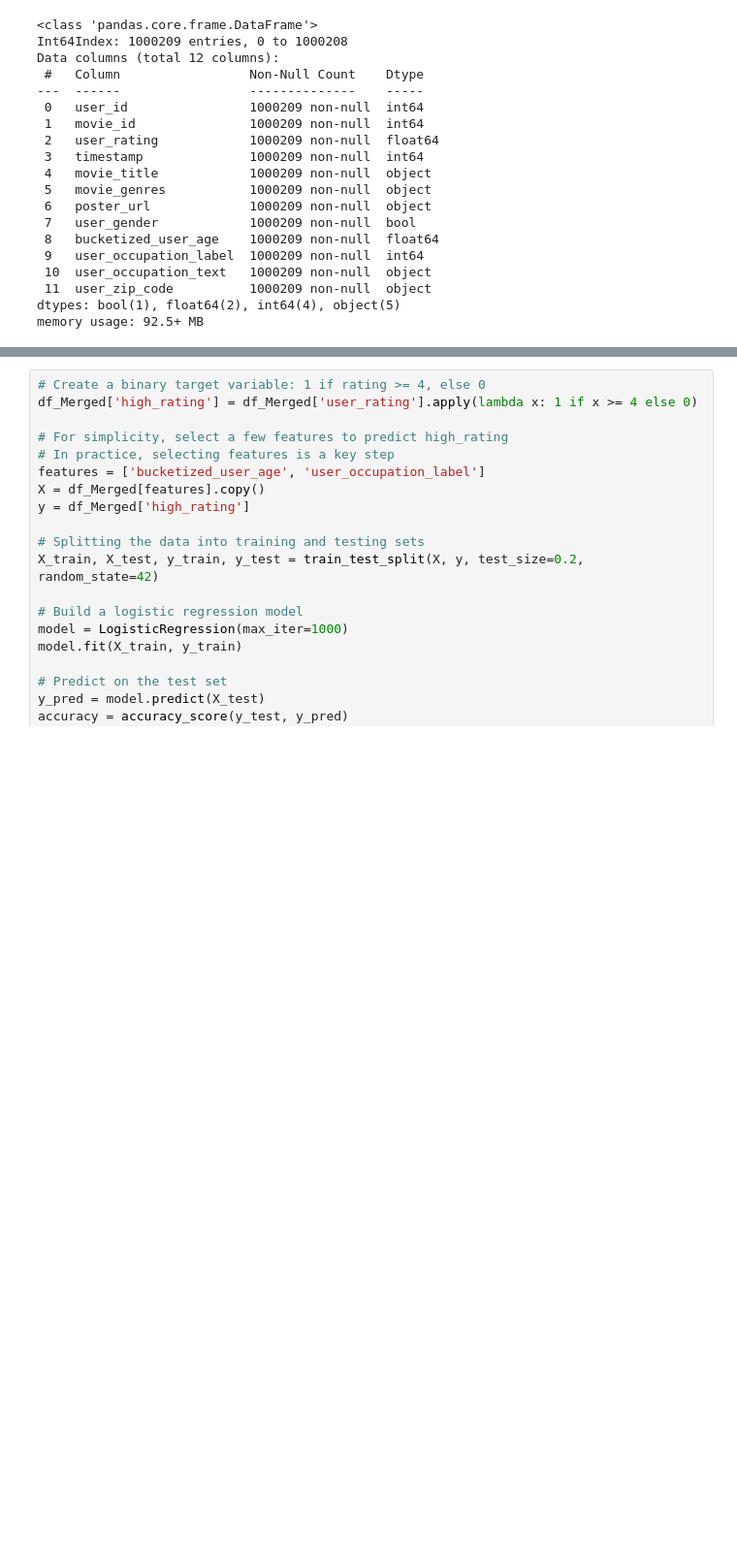
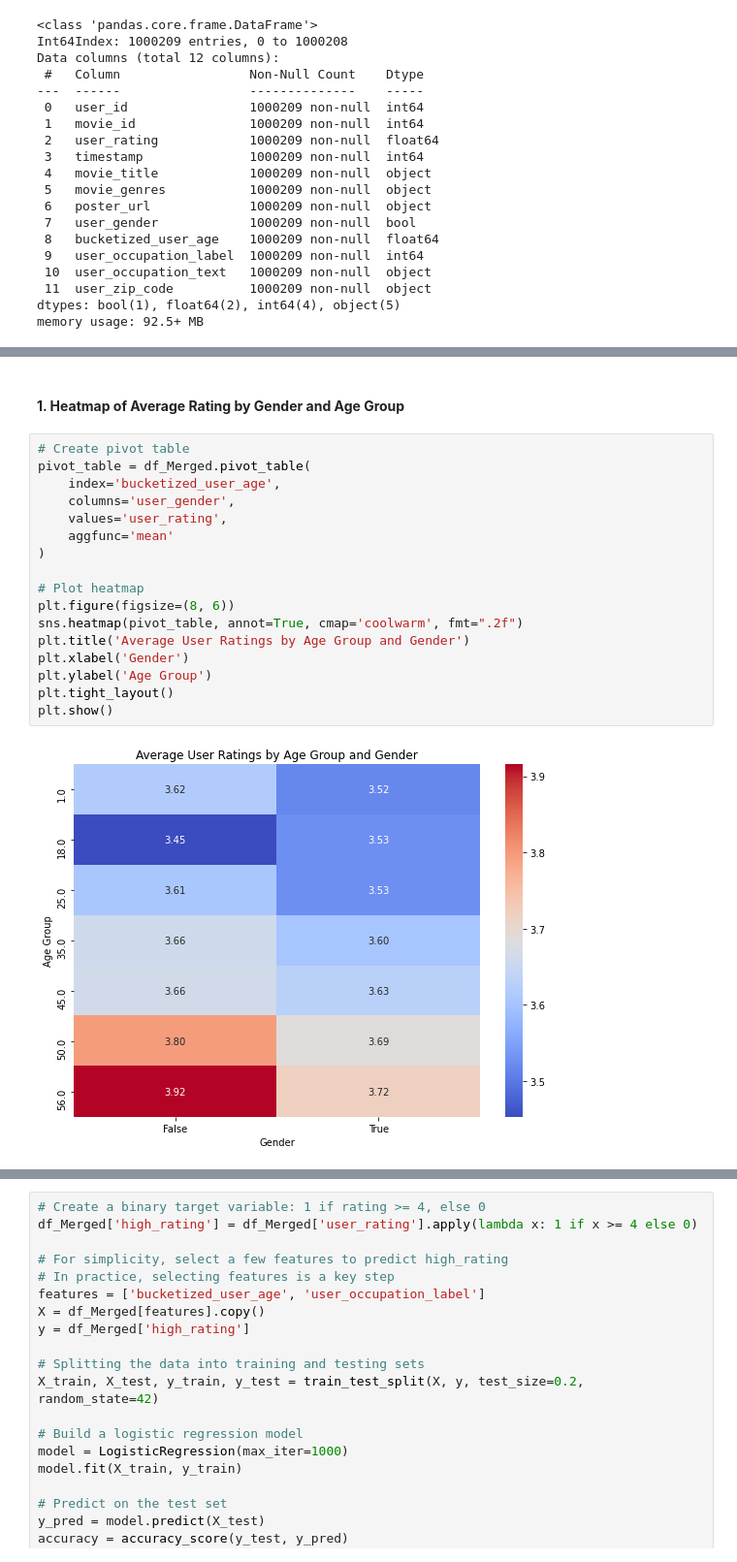
Before and after one commit to FGithaiga/MOVIE_LENS, a Jupyter notebook: index.ipynb, the cells around one changed output, grey strips where cells are left out. Shown at 97% size. Cells and saved outputs as stored; diff of their text form; blank space fills up the shorter version.

```diff
--- a/index.ipynb
+++ b/index.ipynb
@@ -394,0 +424,21 @@ plt.show()
+# %% [markdown]
+#### **1. Heatmap of Average Rating by Gender and Age Group**
+# %%
+# Create pivot table
+pivot_table = df_Merged.pivot_table(
+    index='bucketized_user_age',
+    columns='user_gender',
+    values='user_rating',
+    aggfunc='mean'
+)
+
+# Plot heatmap
+plt.figure(figsize=(8, 6))
+sns.heatmap(pivot_table, annot=True, cmap='coolwarm', fmt=".2f")
+plt.title('Average User Ratings by Age Group and Gender')
+plt.xlabel('Gender')
+plt.ylabel('Age Group')
+plt.tight_layout()
+plt.show()
+# %% [output]
+[figure, added]
```
Also changed, not shown: parts of 35 cells of this notebook.
